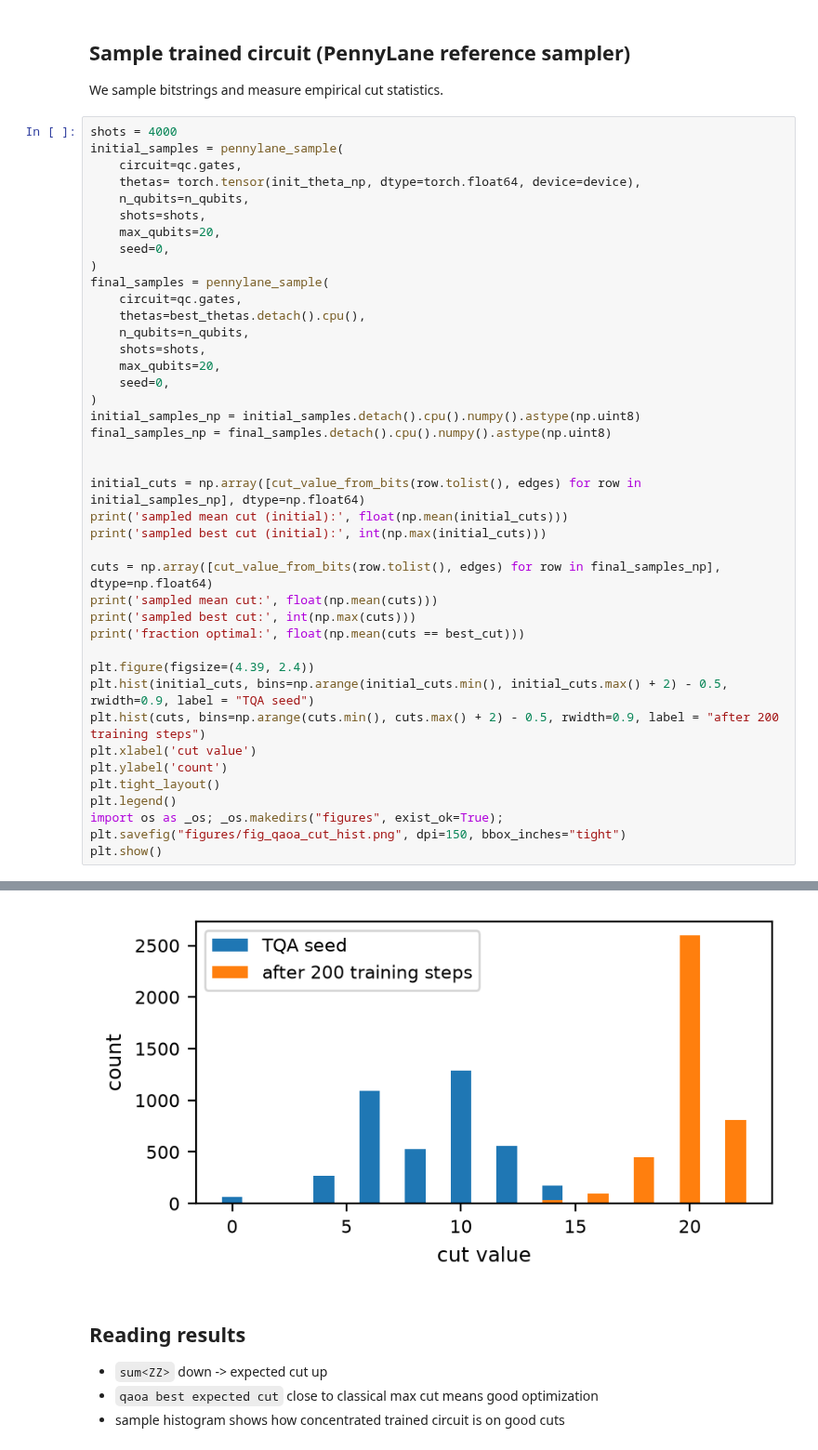
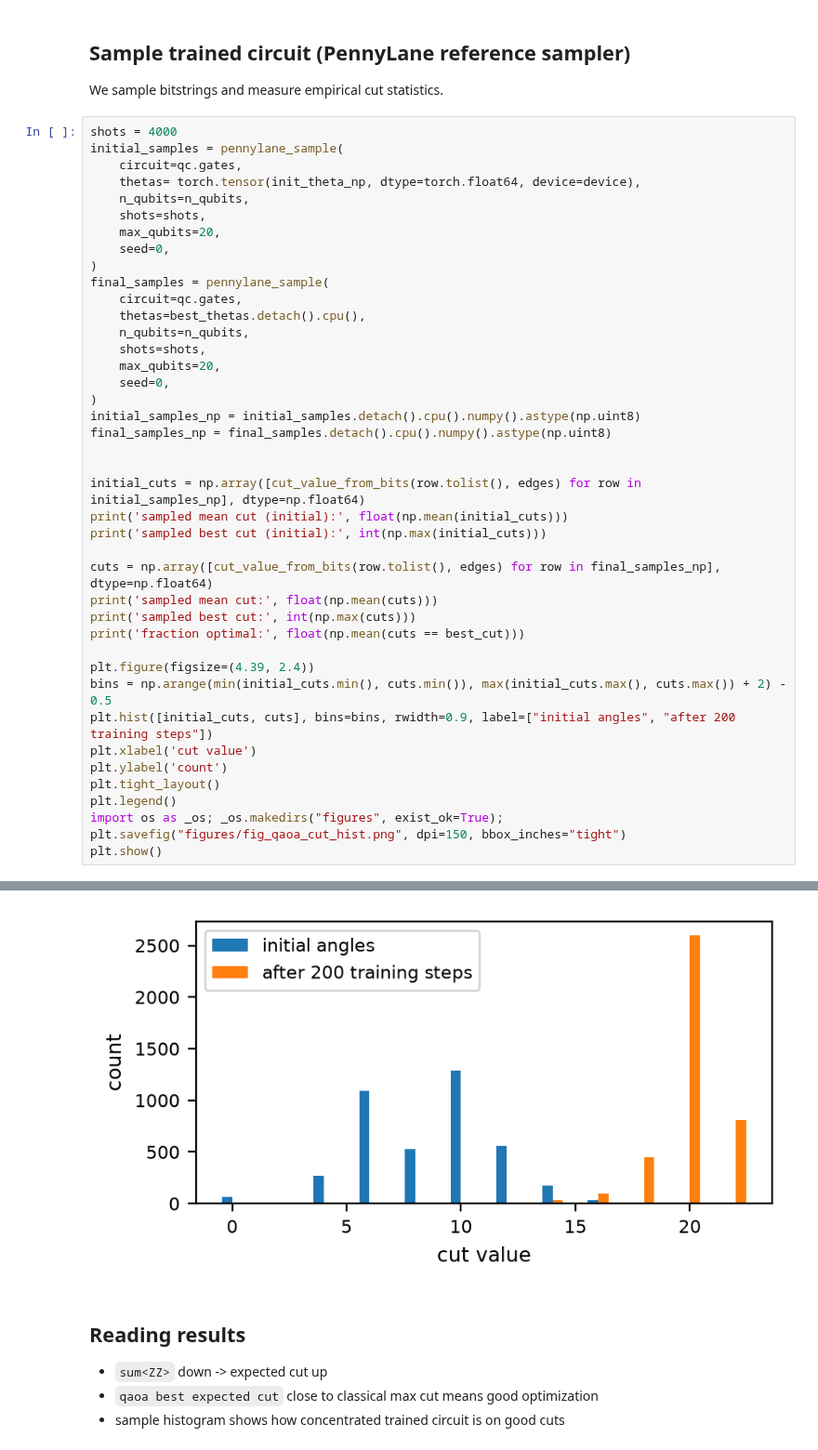
Before and after one commit to Norma-Q/PADO-Pauli, a Jupyter notebook: examples/03_maxcut_qaoa.ipynb, the cells around one changed output, grey strips where cells are left out. Shown at 93% size. Saved outputs shown, nothing was run; the diff lists cells and outputs as text.

```diff
--- a/examples/03_maxcut_qaoa.ipynb
+++ b/examples/03_maxcut_qaoa.ipynb
@@ -278,36 +278,36 @@ final_samples = pennylane_sample(
     shots=shots,
     max_qubits=20,
     seed=0,
 )
 initial_samples_np = initial_samples.detach().cpu().numpy().astype(np.uint8)
 final_samples_np = final_samples.detach().cpu().numpy().astype(np.uint8)
 
 
 initial_cuts = np.array([cut_value_from_bits(row.tolist(), edges) for row in initial_samples_np], dtype=np.float64)
 print('sampled mean cut (initial):', float(np.mean(initial_cuts)))
 print('sampled best cut (initial):', int(np.max(initial_cuts)))
 
 cuts = np.array([cut_value_from_bits(row.tolist(), edges) for row in final_samples_np], dtype=np.float64)
 print('sampled mean cut:', float(np.mean(cuts)))
 print('sampled best cut:', int(np.max(cuts)))
 print('fraction optimal:', float(np.mean(cuts == best_cut)))
 
 plt.figure(figsize=(4.39, 2.4))
-plt.hist(initial_cuts, bins=np.arange(initial_cuts.min(), initial_cuts.max() + 2) - 0.5, rwidth=0.9, label = "TQA seed")
-plt.hist(cuts, bins=np.arange(cuts.min(), cuts.max() + 2) - 0.5, rwidth=0.9, label = "after 200 training steps")
+bins = np.arange(min(initial_cuts.min(), cuts.min()), max(initial_cuts.max(), cuts.max()) + 2) - 0.5
+plt.hist([initial_cuts, cuts], bins=bins, rwidth=0.9, label=["initial angles", "after 200 training steps"])
 plt.xlabel('cut value')
 plt.ylabel('count')
 plt.tight_layout()
 plt.legend()
 import os as _os; _os.makedirs("figures", exist_ok=True); plt.savefig("figures/fig_qaoa_cut_hist.png", dpi=150, bbox_inches="tight")
 plt.show()
 # %% [output]
 sampled mean cut (initial): 8.5715
 sampled best cut (initial): 16
 sampled mean cut: 20.014
 sampled best cut: 22
 fraction optimal: 0.20325
-[figure, old version]
+[figure, new version]
 # %% [markdown]
 ## Reading results
 
```
Also changed, not shown: 23 other files.
